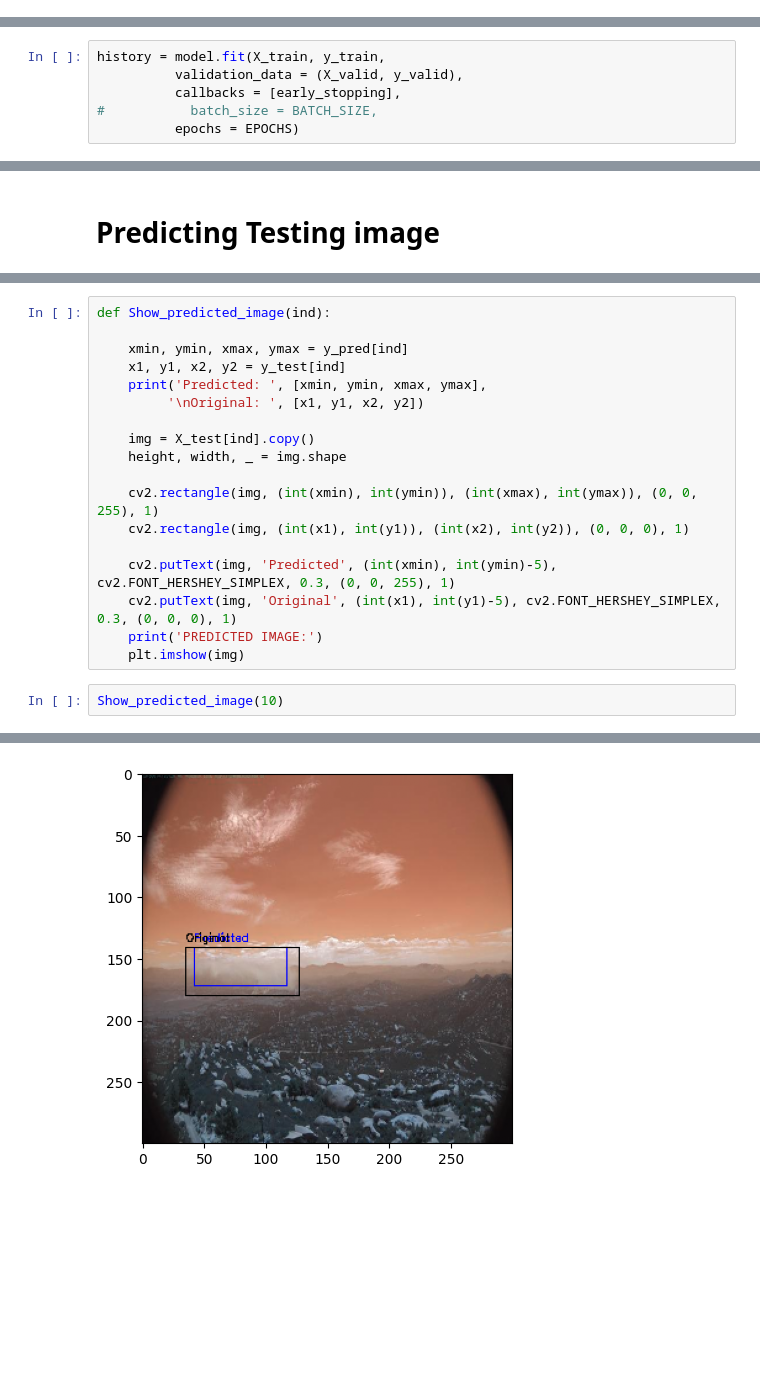
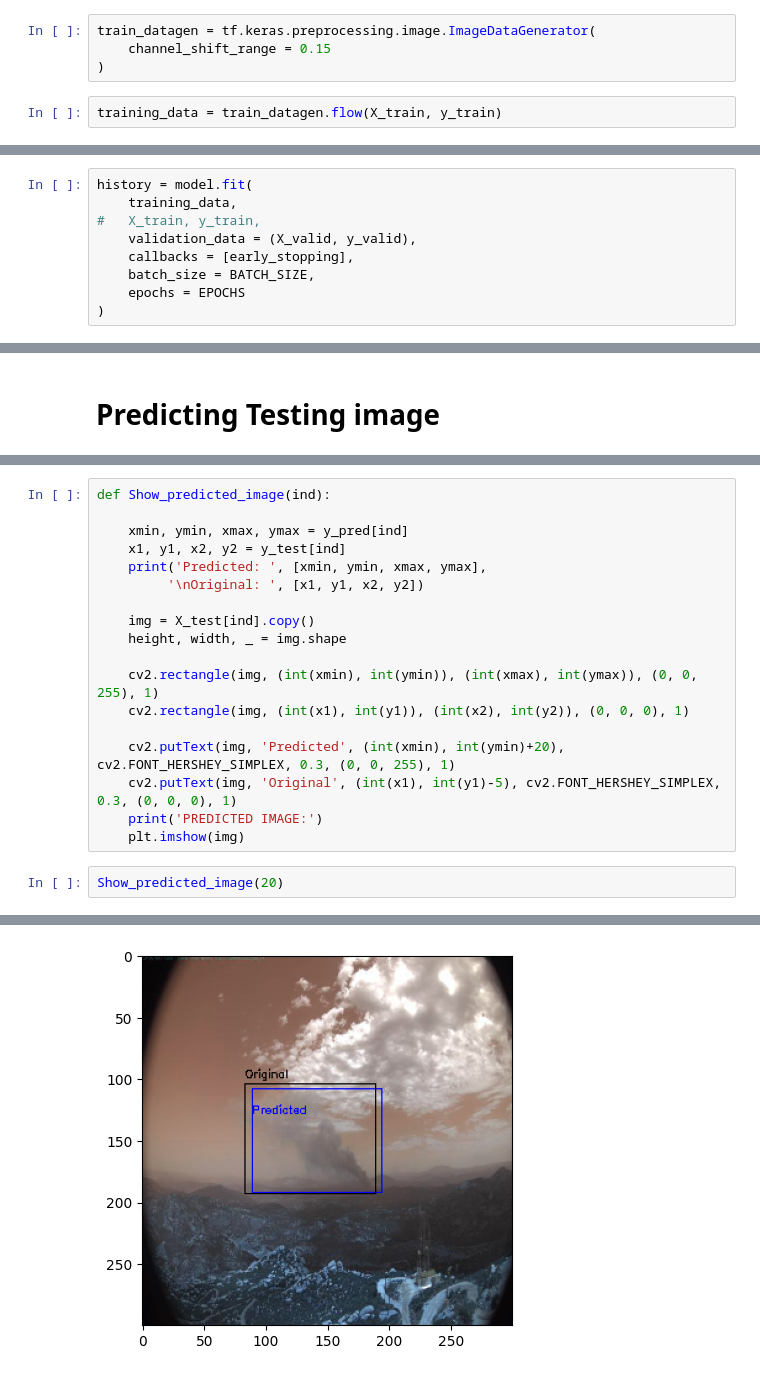
Before and after one commit to Shreyas1018/WildFireDetection, a Jupyter notebook: Wildfire.ipynb, the cells around one changed output, grey strips where cells are left out. Cells and saved outputs as stored; diff of their text form; blank space fills up the shorter version.

```diff
--- a/Wildfire.ipynb
+++ b/Wildfire.ipynb
@@ -163,15 +166,24 @@ early_stopping = tf.keras.callbacks.EarlyStopping(
 )
 # %% [markdown]
 # Training model
+# %%
+train_datagen = tf.keras.preprocessing.image.ImageDataGenerator(
+    channel_shift_range = 0.15
+)
+# %%
+training_data = train_datagen.flow(X_train, y_train)
 # %%
 EPOCHS = 200
 BATCH_SIZE = 32
 # %%
-history = model.fit(X_train, y_train,
-          validation_data = (X_valid, y_valid),
-          callbacks = [early_stopping],
-#           batch_size = BATCH_SIZE,
-          epochs = EPOCHS)
+history = model.fit(
+    training_data,
+#   X_train, y_train,
+    validation_data = (X_valid, y_valid),
+    callbacks = [early_stopping],
+    batch_size = BATCH_SIZE,
+    epochs = EPOCHS
+)
 # %% [output]
 Epoch 1/200
 WARNING: All log messages before absl::InitializeLog() is called are written to STDERR
@@ -230,10 +242,10 @@ def Show_predicted_image(ind):
     cv2.rectangle(img, (int(xmin), int(ymin)), (int(xmax), int(ymax)), (0, 0, 255), 1)
     cv2.rectangle(img, (int(x1), int(y1)), (int(x2), int(y2)), (0, 0, 0), 1)
 
-    cv2.putText(img, 'Predicted', (int(xmin), int(ymin)-5), cv2.FONT_HERSHEY_SIMPLEX, 0.3, (0, 0, 255), 1)
+    cv2.putText(img, 'Predicted', (int(xmin), int(ymin)+20), cv2.FONT_HERSHEY_SIMPLEX, 0.3, (0, 0, 255), 1)
     cv2.putText(img, 'Original', (int(x1), int(y1)-5), cv2.FONT_HERSHEY_SIMPLEX, 0.3, (0, 0, 0), 1)
     print('PREDICTED IMAGE:')
     plt.imshow(img)
 # %%
-Show_predicted_image(10)
+Show_predicted_image(20)
 # %% [output]
@@ -242,2 +254,2 @@ Original:  [35.15625, 141.25, 127.03125, 180.0]
 PREDICTED IMAGE:
-[figure, old version]
+[figure, new version]
```
Also changed, not shown: parts of 9 cells of this notebook.
